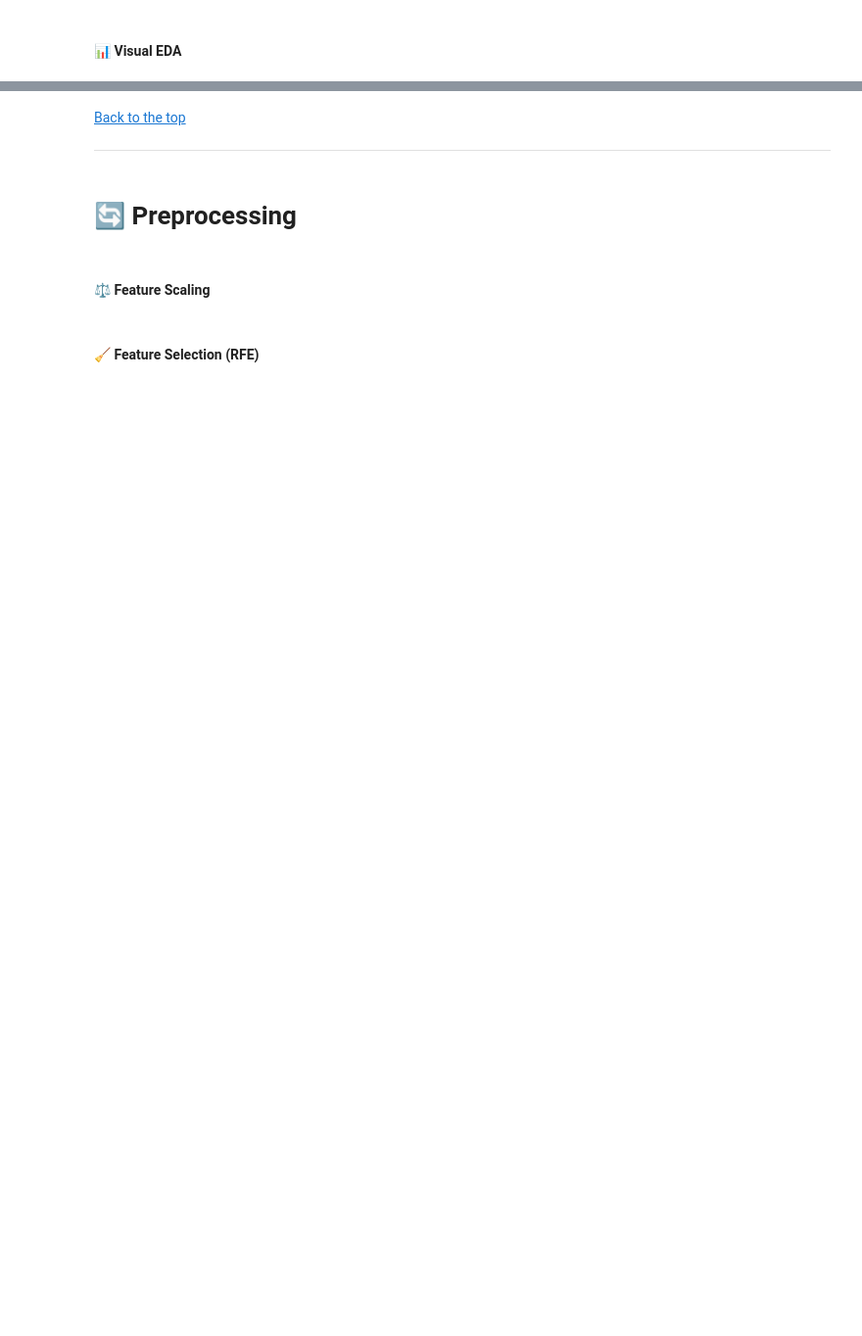
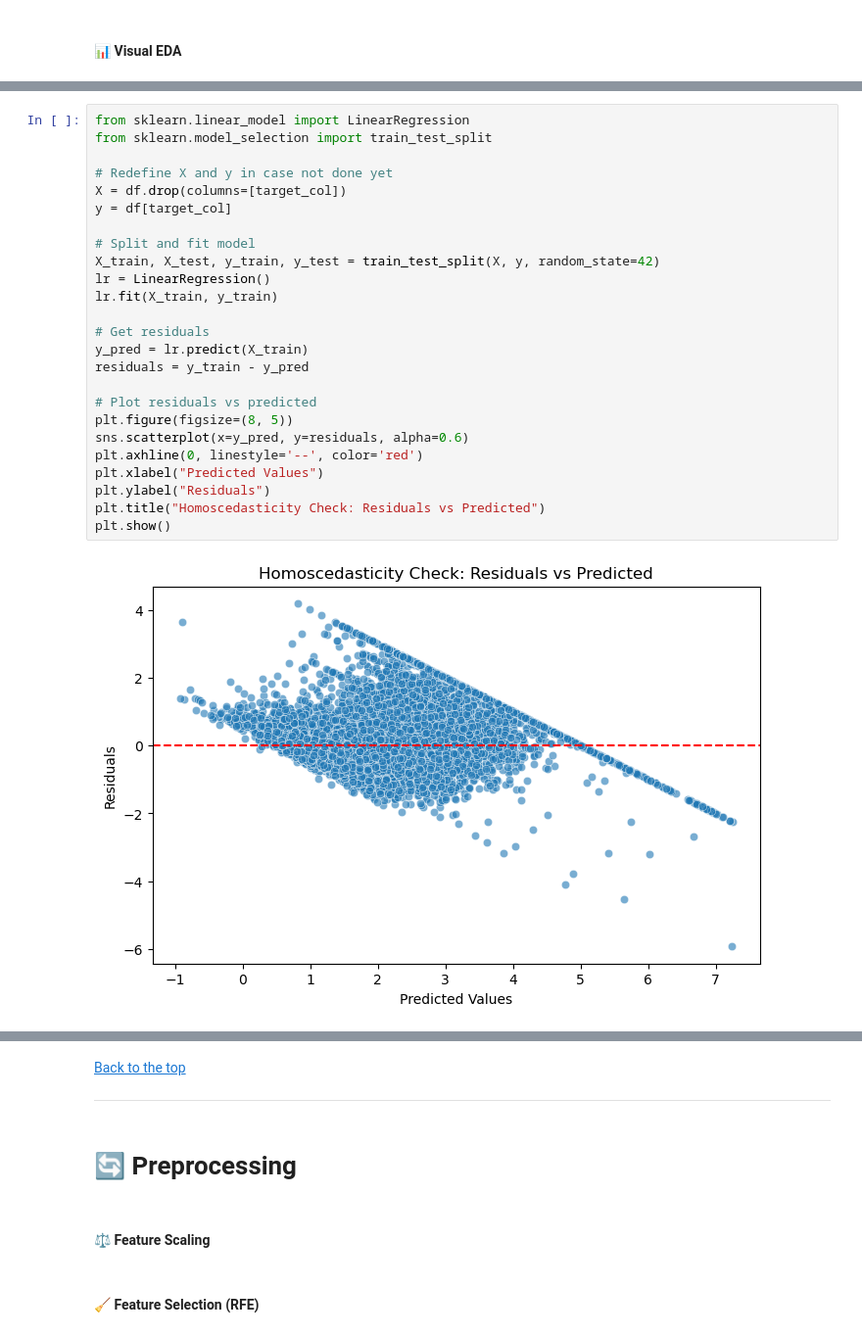
Before and after one commit to ashrithssreddy/ml-toolkit, a Jupyter notebook: Supervised_Learning/regression.ipynb, the cells around one changed output, grey strips where cells are left out. Shown at 98% size. Cells and saved outputs as stored; diff of their text form; blank space fills up the shorter version.

```diff
--- a/Supervised_Learning/regression.ipynb
+++ b/Supervised_Learning/regression.ipynb
@@ -79,0 +148,27 @@ ___
+# %%
+from sklearn.linear_model import LinearRegression
+from sklearn.model_selection import train_test_split
+
+# Redefine X and y in case not done yet
+X = df.drop(columns=[target_col])
+y = df[target_col]
+
+# Split and fit model
+X_train, X_test, y_train, y_test = train_test_split(X, y, random_state=42)
+lr = LinearRegression()
+lr.fit(X_train, y_train)
+
+# Get residuals
+y_pred = lr.predict(X_train)
+residuals = y_train - y_pred
+
+# Plot residuals vs predicted
+plt.figure(figsize=(8, 5))
+sns.scatterplot(x=y_pred, y=residuals, alpha=0.6)
+plt.axhline(0, linestyle='--', color='red')
+plt.xlabel("Predicted Values")
+plt.ylabel("Residuals")
+plt.title("Homoscedasticity Check: Residuals vs Predicted")
+plt.show()
+# %% [output]
+[figure, added]
```
Also changed, not shown: parts of 32 cells of this notebook.
